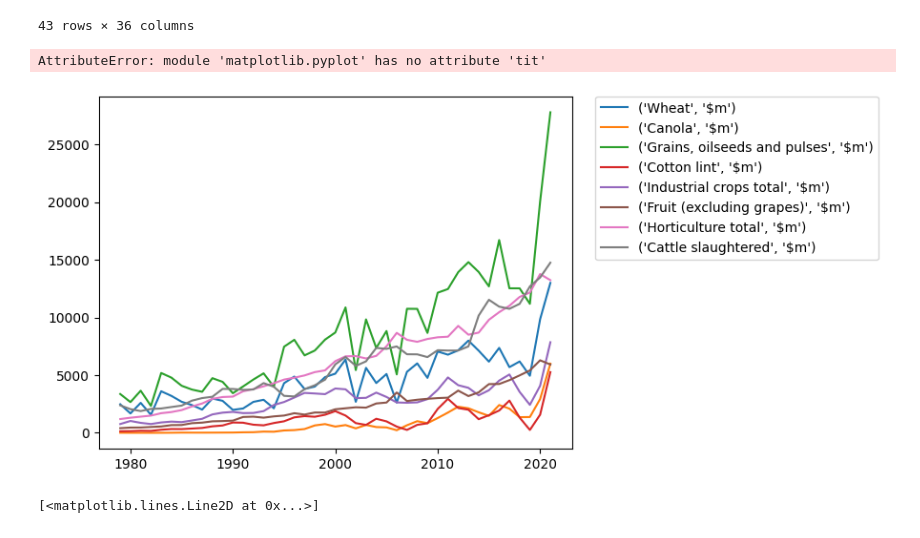
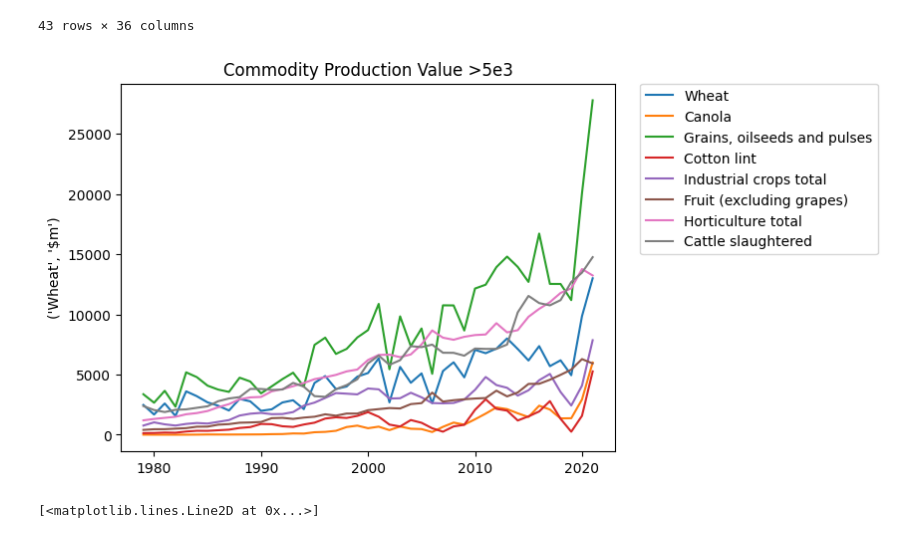
Before and after one commit to Arthur-CWW/datathon, a Jupyter notebook: train.ipynb, the cells around one changed output. Cells and saved outputs as stored; diff of their text form; code cells hidden in the pictures.

Commit message:
loaded water use and fix labels on commodity graph

```diff
--- a/train.ipynb
+++ b/train.ipynb
@@ -209,32 +226,25 @@ MultiIndex([(                        'Product', 'Unit'),
 # %%
 
 
-cols =['Barley',
-       'Maize',
-       'Sorghum',
-       'Oats',
-       'Rice',
-       'Triticale',
-       'Wheat',]
+import seaborn as sns
+import pandas as pd
+import matplotlib.pyplot as plt
 
 
+df = pd.read_csv(gov["commodity"], header=[0,1] ).dropna()
 for commodity in df.columns:
-    if  'Total crops' in commodity:
+    if 'Total crops' in commodity:
         continue
 
-    # print(commodity, 'Total crops' in commodity)
-    # filter out low max values columns
-    # filter columns lessfa
+    if float(df[commodity].max()) > 5e3:
+        sns.lineplot(x=df['Product'].values.squeeze(), y=df[commodity], label=commodity[0])
 
-    if float(df[commodity].max())>5e3:
-        plt.plot(df['Product'], df[commodity], label=commodity)
-        plt.legend (bbox_to_anchor=(1.05, 1), loc='upper left', borderaxespad=0.)
-
+# Y label Production value (million dollars)
 plt.title('Commodity Production Value >5e3')
+plt.legend(bbox_to_anchor=(1.05, 1), loc='upper left', borderaxespad=0.)
 plt.show()
 # %% [output]
-AttributeError: module 'matplotlib.pyplot' has no attribute 'tit'
-[figure, old version]
+[figure, new version]
 # %%
 # %% [output]
 [<matplotlib.lines.Line2D at 0x...>]
```
Also changed, not shown: parts of 4 cells of this notebook.
